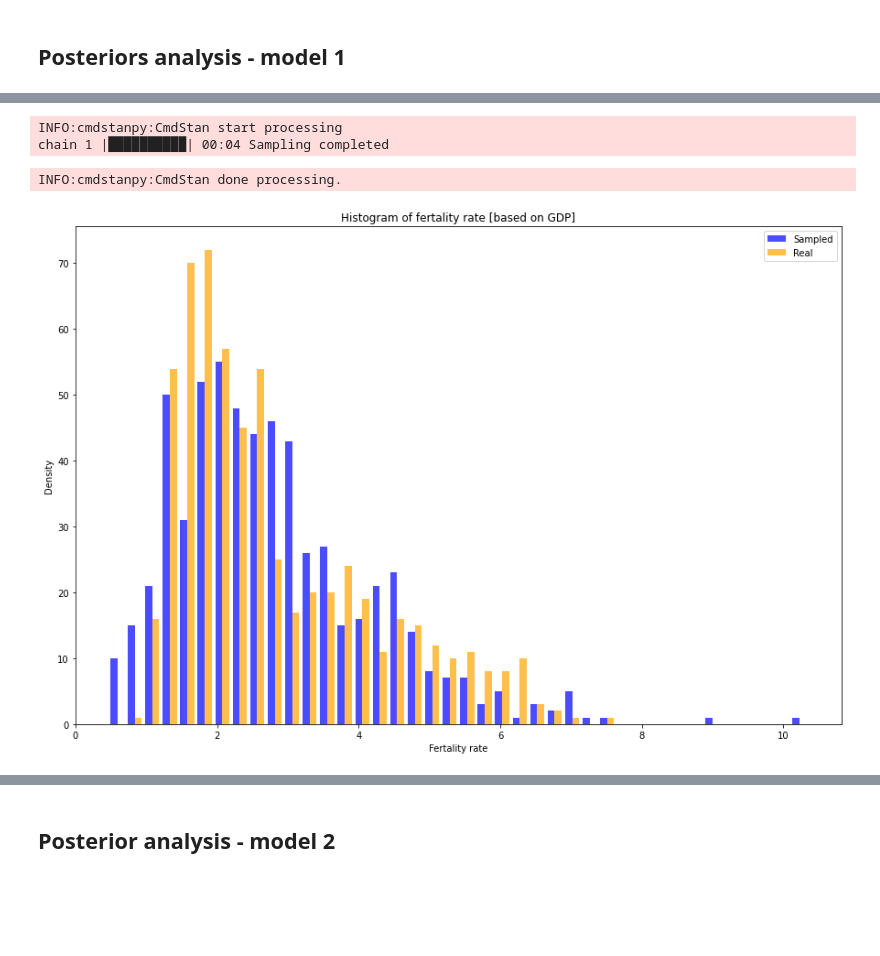
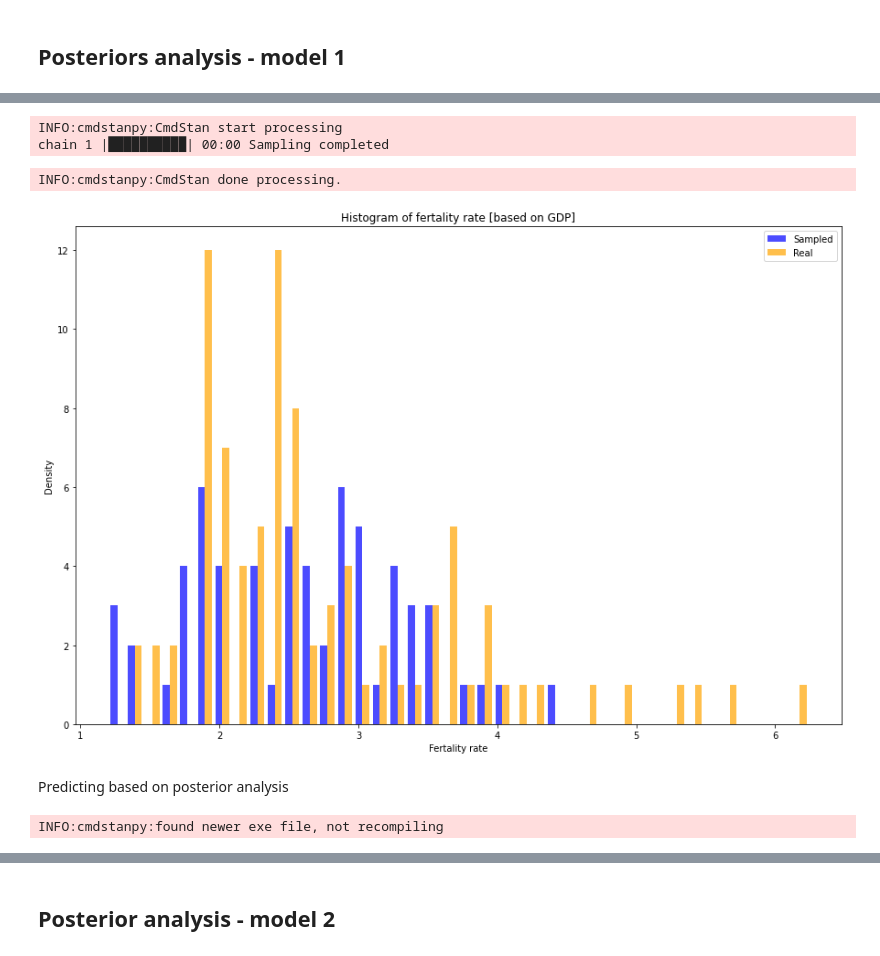
Before and after one commit to michalsciubisz/fertility_rate_project, a Jupyter notebook: fertility_rate.ipynb, the cells around one changed output, grey strips where cells are left out. Drawn from its saved outputs; the diff is of its cells as text; code cells hidden in the pictures; blank space fills up the shorter version.

```diff
--- a/fertility_rate.ipynb
+++ b/fertility_rate.ipynb
@@ -197,0 +277,2 @@ Considering histograms for dataframes with dropped columns and the complete one,
+# %%
+prior_df = asia_poor_df
@@ -198,3 +281,10 @@ Considering histograms for dataframes with dropped columns and the complete one,
+# %%
+prior_sorted_df = prior_df.sort_values(by='Year')
+
+training_df, test_df = train_test_split(prior_sorted_df, test_size=0.3, random_state=42)
+
+training_df = training_df.sort_values(by='Year')
+test_df = test_df.sort_values(by='Year')
 # %% [markdown]
 ## Model
 # %%
@@ -327,31 +392,33 @@ INFO:cmdstanpy:compiled model executable: /home/posterior_gdp
 # %%
 data_simulation_gdp_post = {
-    'N': len(prior_df),
-    'gdp_per_capita': prior_df['GDP per capita'].values/1000,
-    'fertility_rate' : prior_df['Fertility rate'].values,
-    'mu_alpha': np.log(prior_df['Fertility rate'].mean()),
-    'sig_alpha': np.log(prior_df['Fertility rate'].std()),
-    'mu_beta': 0.1,
-    'sig_beta': 0.05,
-    'shape' : 1.4,
-    'rate' : 1.55
+    'N': len(training_df),
+    'gdp_per_capita': training_df['GDP per capita'].values,
+    'fertility_rate' : training_df['Fertility rate'].values,
+    'mu_alpha': training_df['Fertility rate'].mean(),
+    'sig_alpha': training_df['Fertility rate'].std(),
+    'mu_beta': 0.75,
+    'sig_beta': 0.01,
+    'shape' : 0,
+    'rate' : 3
 }
 # %%
-R = len(prior_df)
+R = len(training_df)
 
 sim_post_gdp = gdp_posterior.sample(data=data_simulation_gdp_post, iter_warmup=500, iter_sampling=R, chains=1, seed=2001)
 sim_post_gdp_df = sim_post_gdp.draws_pd()
 # %% [output]
 INFO:cmdstanpy:CmdStan start processing
-chain 1 |██████████| 00:04 Sampling completed
+chain 1 |██████████| 00:00 Sampling completed
 INFO:cmdstanpy:CmdStan done processing.
 # %%
 plt.figure(figsize=(15,10))
 plt.title('Histogram of fertality rate [based on GDP]')
-plt.hist([sim_post_gdp_df['y_pred[2]'], prior_df['Fertility rate']], bins=40, alpha=0.7, label=['Sampled', 'Real'], color=['blue', 'orange'])
+plt.hist([sim_post_gdp_df['y_pred[1]'], prior_df['Fertility rate']], bins=40, alpha=0.7, label=['Sampled', 'Real'], color=['blue', 'orange'])
 plt.legend()
 plt.ylabel('Density')
 plt.xlabel('Fertality rate')
 plt.show()
 # %% [output]
-[figure, old version]
+[figure, new version]
+# %% [markdown]
+Predicting based on posterior analysis
@@ -357,0 +431,4 @@ plt.show()
+# %%
+gdp_predict = CmdStanModel(stan_file='/home/posterior_gdp_predict.stan')
+# %% [output]
+INFO:cmdstanpy:found newer exe file, not recompiling
```
Also changed, not shown: parts of 44 cells of this notebook, 16 other files.
